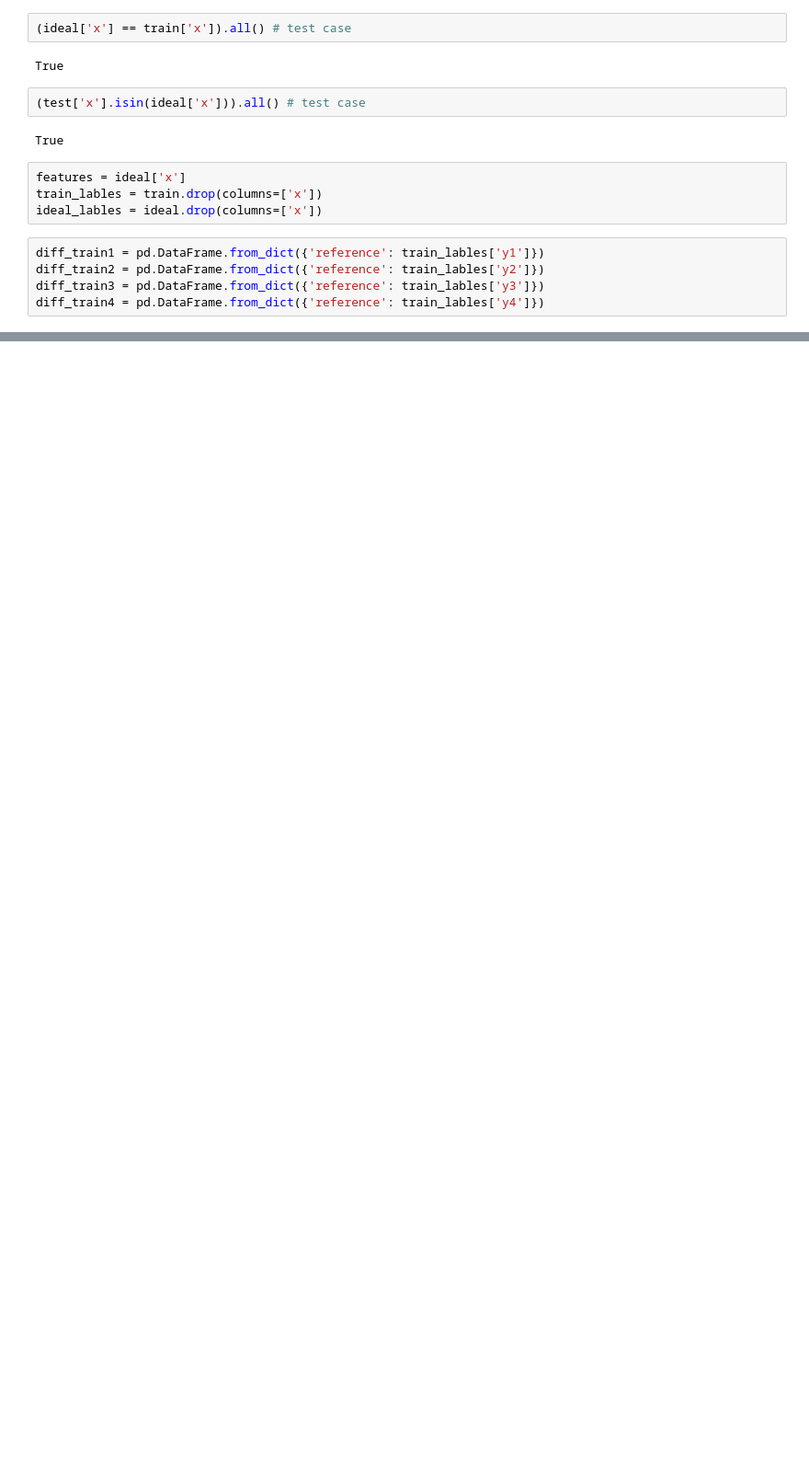
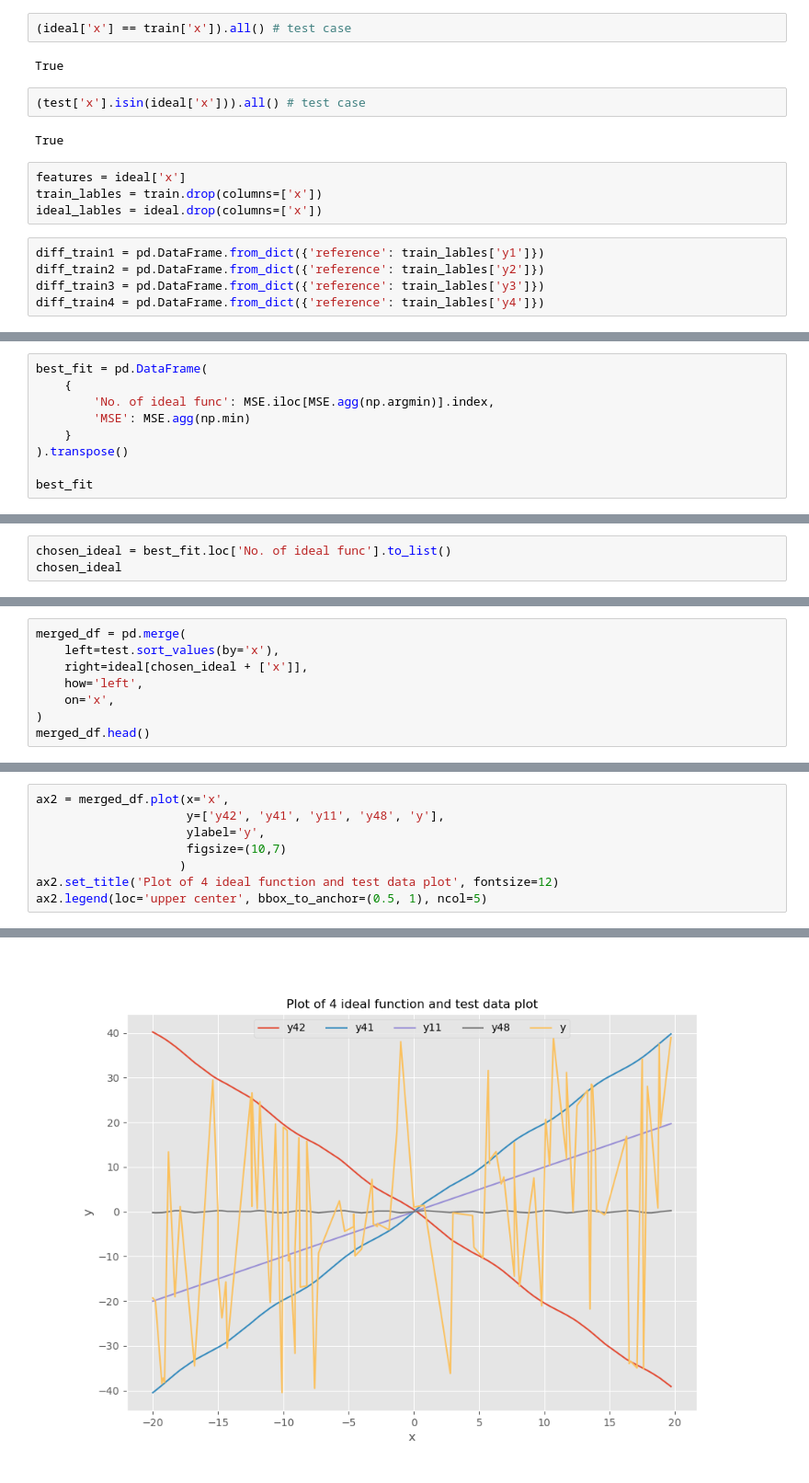
Before and after one commit to Fful/pyprog-course-WA, a Jupyter notebook: data_processing.ipynb, the cells around one changed output, grey strips where cells are left out. Shown: that part at 92% size. Cells and saved outputs as stored; diff of their text form; blank space fills up the shorter version.

```diff
--- a/data_processing.ipynb
+++ b/data_processing.ipynb
@@ -99,0 +131,9 @@ diff_train1
+# %%
+best_fit = pd.DataFrame(
+    {
+        'No. of ideal func': MSE.iloc[MSE.agg(np.argmin)].index,
+        'MSE': MSE.agg(np.min)
+    }
+).transpose()
+
+best_fit
@@ -99,0 +144,3 @@ diff_train1
+# %%
+chosen_ideal = best_fit.loc['No. of ideal func'].to_list()
+chosen_ideal
@@ -99,0 +151,8 @@ diff_train1
+# %%
+merged_df = pd.merge(
+    left=test.sort_values(by='x'),
+    right=ideal[chosen_ideal + ['x']],
+    how='left',
+    on='x',
+)
+merged_df.head()
@@ -99,0 +166,9 @@ diff_train1
+# %%
+ax2 = merged_df.plot(x='x',
+                     y=['y42', 'y41', 'y11', 'y48', 'y'],
+                     ylabel='y',
+                     figsize=(10,7)
+                    )
+ax2.set_title('Plot of 4 ideal function and test data plot', fontsize=12)
+ax2.legend(loc='upper center', bbox_to_anchor=(0.5, 1), ncol=5)
+# %% [output]
@@ -99,0 +176 @@ diff_train1
+[figure, added]
```
Also changed, not shown: parts of 23 cells of this notebook.
